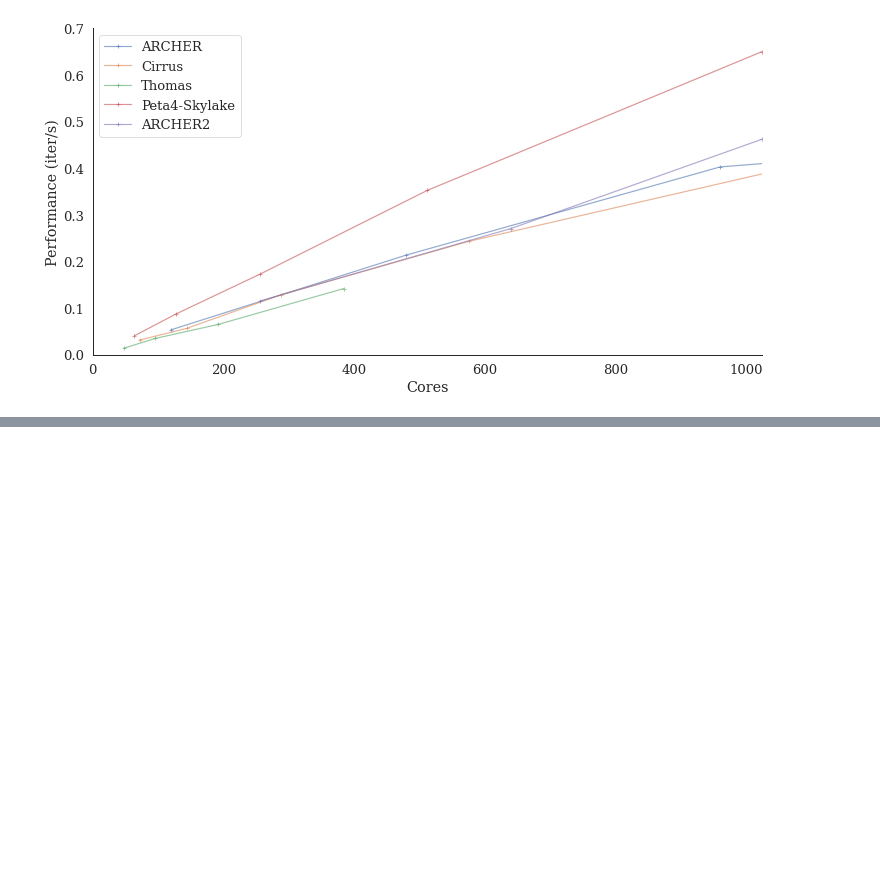
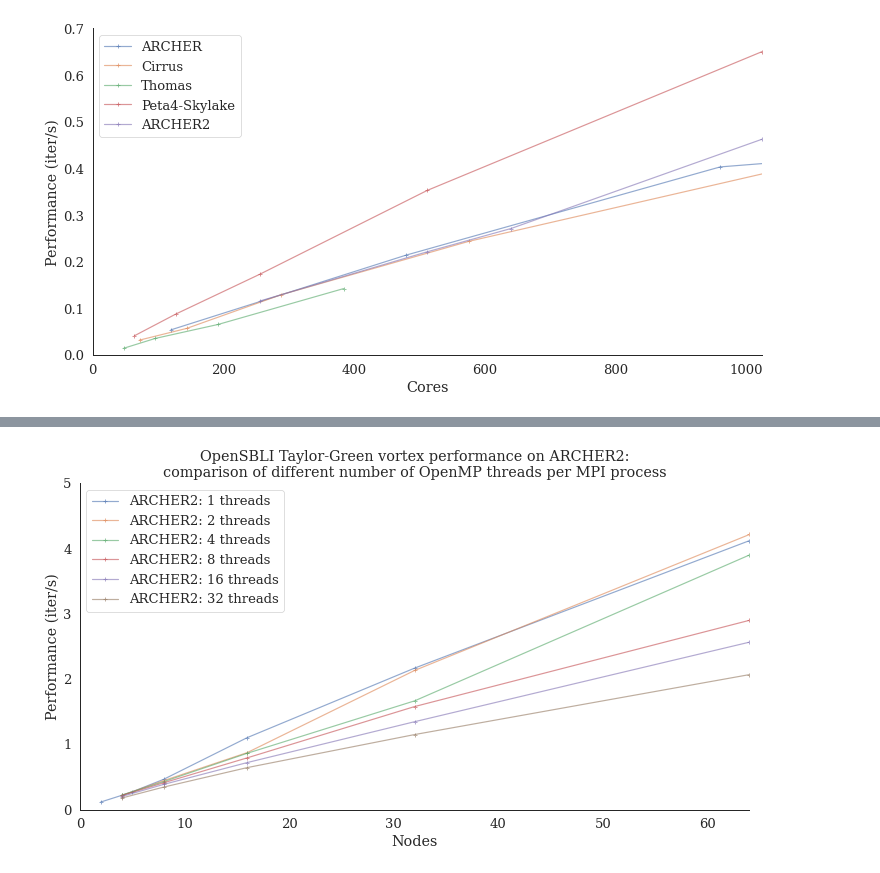
Before and after one commit to hpc-uk/archer-benchmarks, a Jupyter notebook: apps/OpenSBLI/analysis/OpenSBLI_1024ss_benchmark.ipynb, the cells around one changed output, grey strips where cells are left out. Drawn from its saved outputs; the diff is of its cells as text; code cells hidden in the pictures; blank space fills up the shorter version.

```diff
--- a/apps/OpenSBLI/analysis/OpenSBLI_1024ss_benchmark.ipynb
+++ b/apps/OpenSBLI/analysis/OpenSBLI_1024ss_benchmark.ipynb
@@ -93,0 +114,15 @@ sns.despine()
+# %%
+threadcount = [1, 2, 4, 8, 16, 32]
+for threads in threadcount:
+    nodes, perf_max = osbli.get_perf_stats(osbli_df, 'max', writestats=False, threads=threads)
+    plt.plot(nodes, perf_max, '-+', label=f'ARCHER2: {threads} threads', alpha=0.6)
+
+plt.title('OpenSBLI Taylor-Green vortex performance on ARCHER2:\ncomparison of different number of OpenMP threads per MPI process')
+plt.xlabel('Nodes')
+plt.xlim([0,64])
+plt.ylim([0,5])
+plt.ylabel('Performance (iter/s)')
+plt.legend(loc='best')
+sns.despine()
+# %% [output]
+[figure, added]
```
Also changed, not shown: parts of 5 cells of this notebook, 54 other files.
